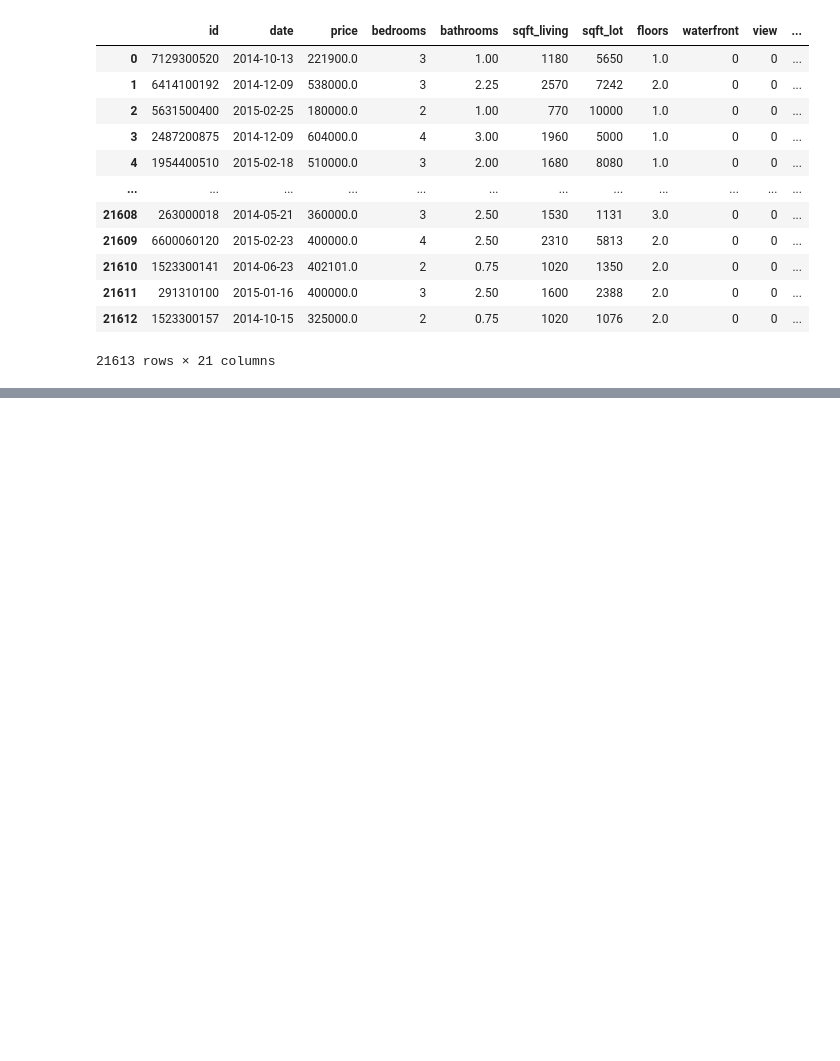
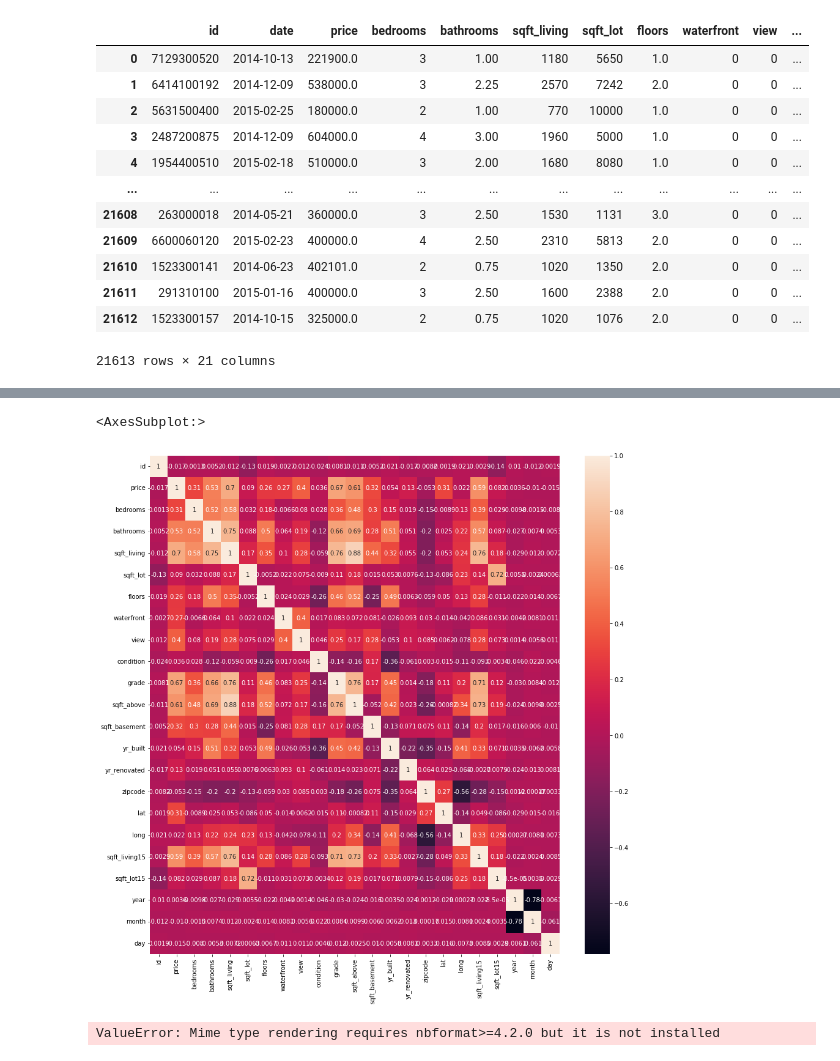
Before and after one commit to Rapsw/Projet_Final_Machine_Learning, a Jupyter notebook: data_cleaning_analysis.ipynb, the cells around one changed output, grey strips where cells are left out. Cells and saved outputs as stored; diff of their text form; code cells hidden in the pictures; blank space fills up the shorter version.

Commit message:
affichage correlations

```diff
--- a/data_cleaning_analysis.ipynb
+++ b/data_cleaning_analysis.ipynb
@@ -196,0 +262,2 @@ kc_house_data.corr()
+# %%
+kc_house_data = pd.get_dummies(kc_house_data)
@@ -196,0 +300,16 @@ kc_house_data.corr()
+# %%
+# Affichage correlations
+
+fig, ax = plt.subplots()
+fig.set_size_inches(15,15)
+sns.heatmap(kc_house_data.corr(), annot=True, ax=ax)
+# %% [output]
+<AxesSubplot:>
+[figure, added]
+# %%
+fig = px.density_mapbox(kc_house_data, lat='lat', lon='long', z='price', radius=10,
+                        center=dict(lat=0, lon=180), zoom=0,
+                        mapbox_style="stamen-terrain")
+fig.show()
+# %% [output]
+ValueError: Mime type rendering requires nbformat>=4.2.0 but it is not installed
```
Also changed, not shown: parts of 9 cells of this notebook, 1 other file.
